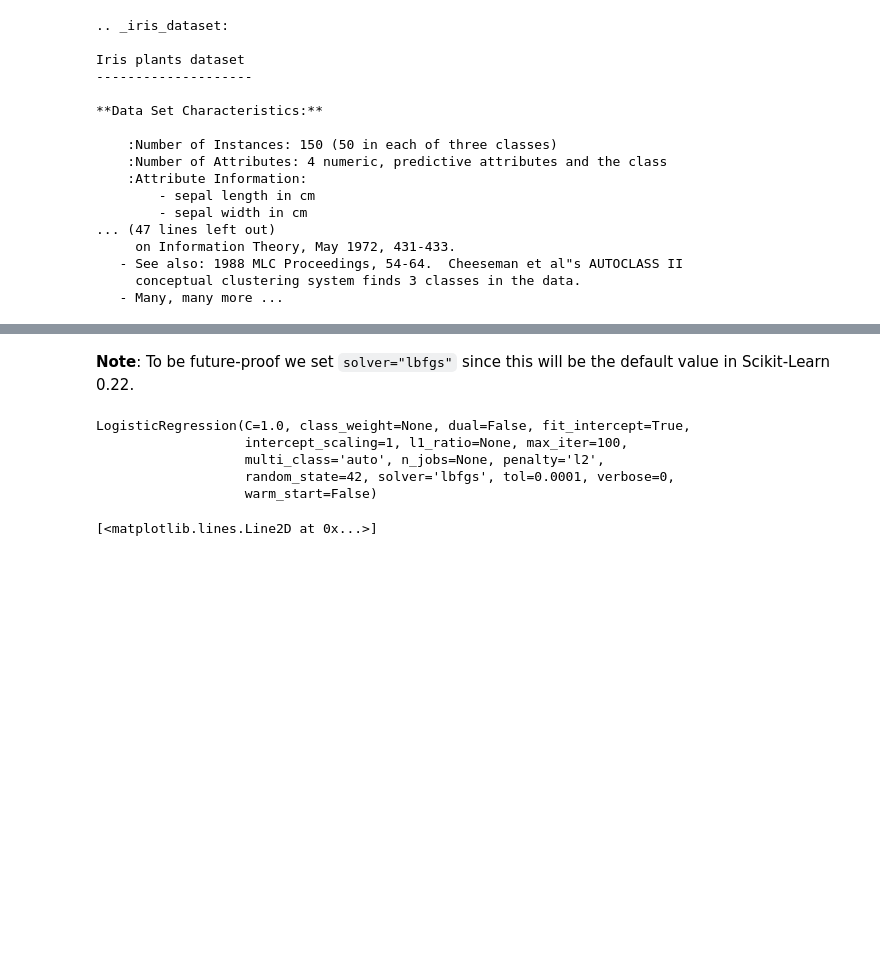
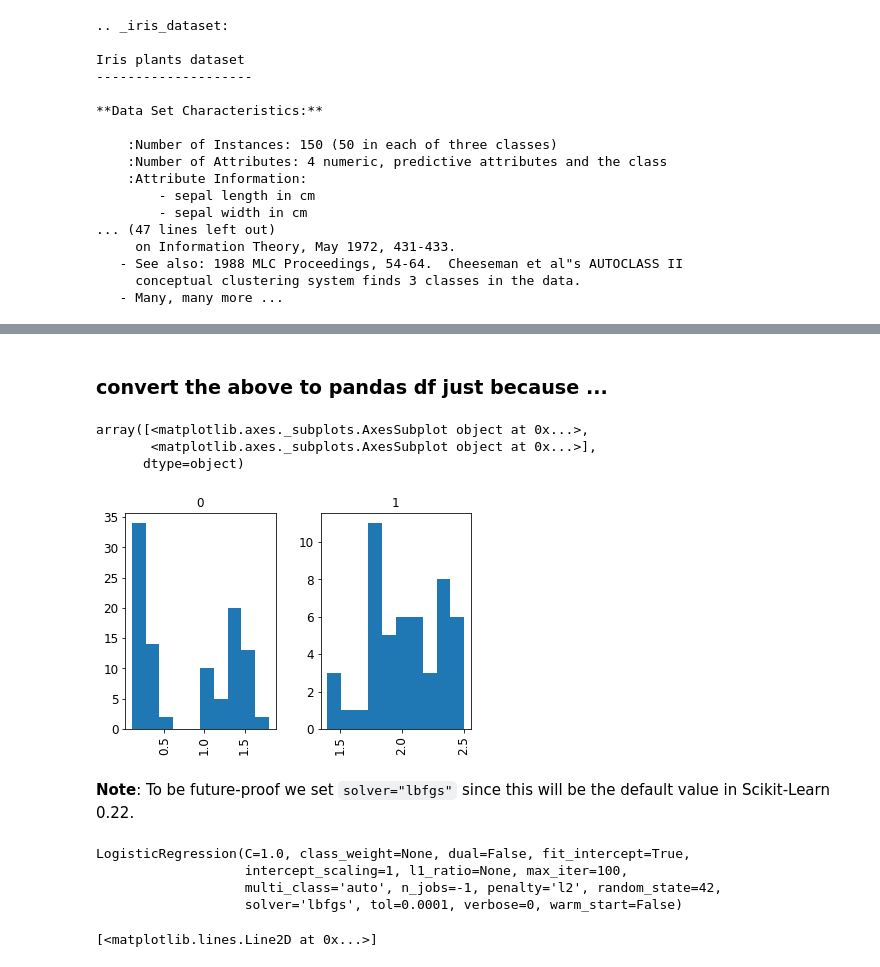
Before and after one commit to BStudent/handson-ml2, a Jupyter notebook: 04_training_linear_models-001-conda.ipynb, the cells around one changed output, grey strips where cells are left out. Drawn from its saved outputs; the diff is of its cells as text; code cells hidden in the pictures; blank space fills up the shorter version.

```diff
--- a/04_training_linear_models-001-conda.ipynb
+++ b/04_training_linear_models-001-conda.ipynb
@@ -747,18 +770,35 @@ Iris plants dataset
 # %%
 X = iris["data"][:, 3:]  # petal width
 y = (iris["target"] == 2).astype(np.int)  # 1 if Iris virginica, else 0
+# %% [markdown]
+### convert the above to pandas df just because ...
+# %%
+import pandas as pd
+
+# $ print(y.shape)
+# $ print(X.shape) # need to "squeeze" X into a vector for dataframe ...
+# > (150,)
+# > (150, 1)
+
+df_Xy = pd.DataFrame(data={ iris['feature_names'][3] : X.squeeze(),
+                            "is_" + iris['target_names'][2] : y} )
+df_Xy.hist(column="petal width (cm)", by="is_virginica")
+# %% [output]
+array([<matplotlib.axes._subplots.AxesSubplot object at 0x...>,
+       <matplotlib.axes._subplots.AxesSubplot object at 0x...>],
+      dtype=object)
+[figure, added]
 # %% [markdown]
 **Note**: To be future-proof we set `solver="lbfgs"` since this will be the default value in Scikit-Learn 0.22.
 # %%
 from sklearn.linear_model import LogisticRegression
-log_reg = LogisticRegression(solver="lbfgs", random_state=42)
+log_reg = LogisticRegression(solver="lbfgs", random_state=42, n_jobs=-1)
 log_reg.fit(X, y)
 # %% [output]
 LogisticRegression(C=1.0, class_weight=None, dual=False, fit_intercept=True,
                    intercept_scaling=1, l1_ratio=None, max_iter=100,
-                   multi_class='auto', n_jobs=None, penalty='l2',
-                   random_state=42, solver='lbfgs', tol=0.0001, verbose=0,
-                   warm_start=False)
+                   multi_class='auto', n_jobs=-1, penalty='l2', random_state=42,
+                   solver='lbfgs', tol=0.0001, verbose=0, warm_start=False)
 # %%
 X_new = np.linspace(0, 3, 1000).reshape(-1, 1)
 y_proba = log_reg.predict_proba(X_new)
```
Also changed, not shown: parts of 3 cells of this notebook, 1 other file.
